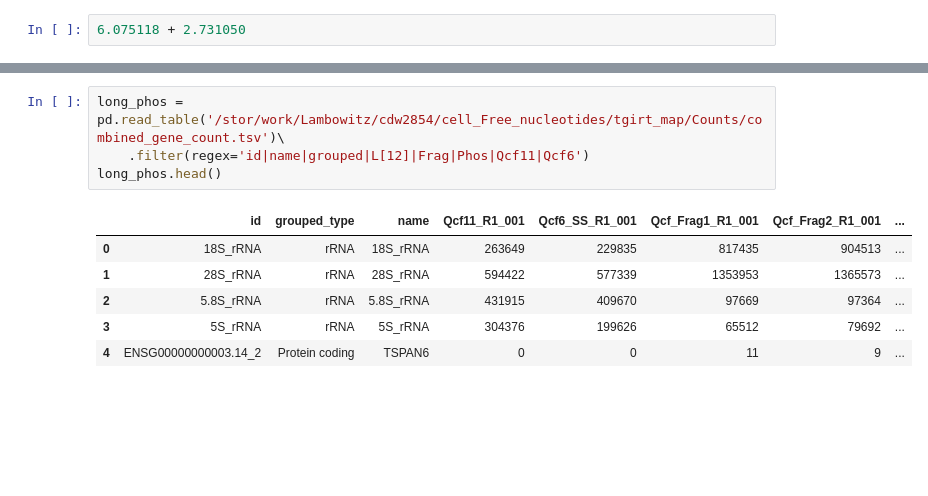
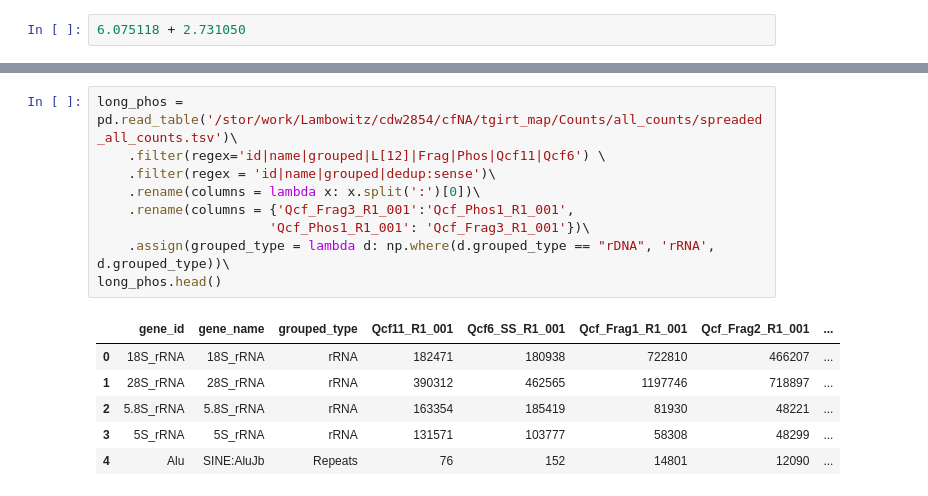
Before and after one commit to wckdouglas/cfNA, a Jupyter notebook: plots/plot_count.ipynb, the cells around one changed output, grey strips where cells are left out. Drawn from its saved outputs; the diff is of its cells as text; blank space fills up the shorter version.

```diff
--- a/plots/plot_count.ipynb
+++ b/plots/plot_count.ipynb
@@ -445,13 +408,18 @@ countplot_df.head()
 | 3 | 0 | 89450 | piRNA | piRNA | Other sncRNA | 0 | 0 | ... |
 | 4 | 0 | 89454 | piRNA | piRNA | Other sncRNA | 0 | 0 | ... |
 # %%
-long_phos = pd.read_table('/stor/work/Lambowitz/cdw2854/cell_Free_nucleotides/tgirt_map/Counts/combined_gene_count.tsv')\
-    .filter(regex='id|name|grouped|L[12]|Frag|Phos|Qcf11|Qcf6')
+long_phos = pd.read_table('/stor/work/Lambowitz/cdw2854/cfNA/tgirt_map/Counts/all_counts/spreaded_all_counts.tsv')\
+    .filter(regex='id|name|grouped|L[12]|Frag|Phos|Qcf11|Qcf6') \
+    .filter(regex = 'id|name|grouped|dedup:sense')\
+    .rename(columns = lambda x: x.split(':')[0])\
+    .rename(columns = {'Qcf_Frag3_R1_001':'Qcf_Phos1_R1_001',
+                      'Qcf_Phos1_R1_001': 'Qcf_Frag3_R1_001'})\
+    .assign(grouped_type = lambda d: np.where(d.grouped_type == "rDNA", 'rRNA', d.grouped_type))\
 long_phos.head()
 # %% [output]
-|  | id | grouped_type | name | Qcf11_R1_001 | Qcf6_SS_R1_001 | Qcf_Frag1_R1_001 | Qcf_Frag2_R1_001 | ... |
-| 0 | 18S_rRNA | rRNA | 18S_rRNA | 263649 | 229835 | 817435 | 904513 | ... |
-| 1 | 28S_rRNA | rRNA | 28S_rRNA | 594422 | 577339 | 1353953 | 1365573 | ... |
-| 2 | 5.8S_rRNA | rRNA | 5.8S_rRNA | 431915 | 409670 | 97669 | 97364 | ... |
-| 3 | 5S_rRNA | rRNA | 5S_rRNA | 304376 | 199626 | 65512 | 79692 | ... |
-| 4 | ENSG00000000003.14_2 | Protein coding | TSPAN6 | 0 | 0 | 11 | 9 | ... |
+|  | gene_id | gene_name | grouped_type | Qcf11_R1_001 | Qcf6_SS_R1_001 | Qcf_Frag1_R1_001 | Qcf_Frag2_R1_001 | ... |
+| 0 | 18S_rRNA | 18S_rRNA | rRNA | 182471 | 180938 | 722810 | 466207 | ... |
+| 1 | 28S_rRNA | 28S_rRNA | rRNA | 390312 | 462565 | 1197746 | 718897 | ... |
+| 2 | 5.8S_rRNA | 5.8S_rRNA | rRNA | 163354 | 185419 | 81930 | 48221 | ... |
+| 3 | 5S_rRNA | 5S_rRNA | rRNA | 131571 | 103777 | 58308 | 48299 | ... |
+| 4 | Alu | SINE:AluJb | Repeats | 76 | 152 | 14801 | 12090 | ... |
```
Also changed, not shown: parts of 14 cells of this notebook, 9 other files.
